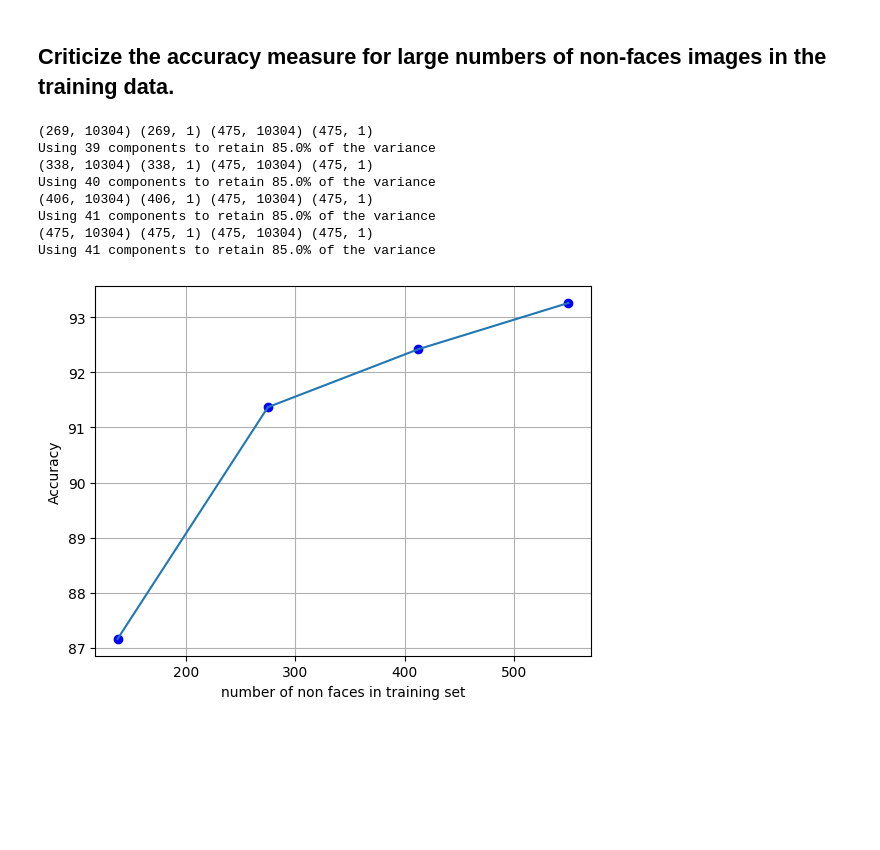
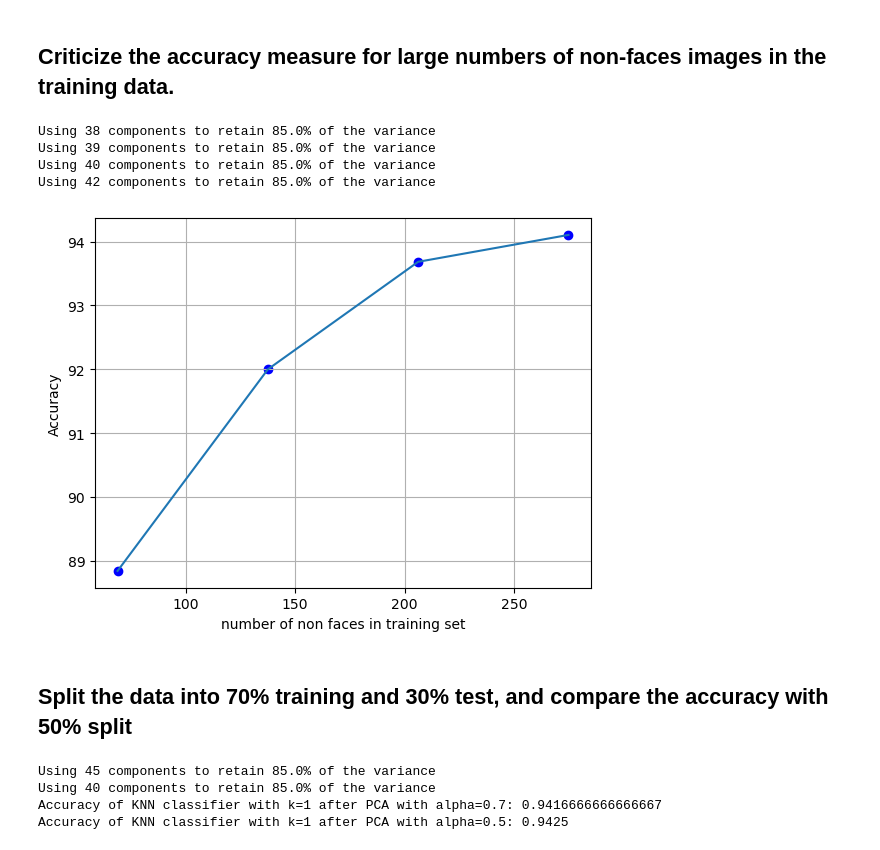
Before and after one commit to ahmedsamir459/Face-Recognition, a Jupyter notebook: Faces_vs_Non-Faces.ipynb, the cells around one changed output. Saved outputs shown, nothing was run; the diff lists cells and outputs as text; code cells hidden in the pictures; blank space fills up the shorter version.

```diff
--- a/Faces_vs_Non-Faces.ipynb
+++ b/Faces_vs_Non-Faces.ipynb
@@ -29,10 +28,12 @@ def load_images(path):
                 images.append(np.array(img).flatten())
                 labels.append(i+1)
     return np.array(images), np.array(labels).reshape(-1,1)
-faces,labels = load_images('datasets/faces')
-non_faces, non_labels = load_images('datasets/nonfaces')
-print(faces.shape, labels.shape)
-print(non_faces.shape, non_labels.shape)
+faces, labels = load_images('datasets')
+non_faces, non_labels = load_images('nonfaces_dataset')
+faces_labels = np.ones((len(faces),1))
+non_faces_labels = np.zeros((len(non_faces),1))
+print(faces.shape, faces_labels.shape)
+print(non_faces.shape, non_faces_labels.shape)
 # %% [output]
 (400, 10304) (400, 1)
 (550, 10304) (550, 1)
@@ -84,7 +85,6 @@ def split_data(faces, faces_labels, non_faces,non_faces_labels,non_faces_count,a
     else:
         n = len(faces)
         n_train = int(n*alpha)
-        n_test = n - n_train
         idx = np.random.permutation(n)
         train_idx = idx[:n_train]
         test_idx = idx[n_train:]
@@ -92,10 +92,8 @@ def split_data(faces, faces_labels, non_faces,non_faces_labels,non_faces_count,a
         faces_train_labels = faces_labels[train_idx]
         faces_test = faces[test_idx]
         faces_test_labels = faces_labels[test_idx]
-
         n = non_faces_count
         n_train = int(n*alpha)
-        n_test = n - n_train
         idx = np.random.permutation(n)
         train_idx = idx[:n_train]
         test_idx = idx[n_train:]
@@ -181,9 +178,8 @@ test_projected = project_data(test_data, space, mean)
 ## Classification and show the accuracy
 # %%
 def knn_classifier(train_data, train_labels, test_data, test_labels, k=1):
-    knn = KNeighborsClassifier( n_neighbors=1 )
+    knn = KNeighborsClassifier( n_neighbors=1, weights='distance')
     knn.fit( train_data, train_labels.ravel() )
-    # Testing the model and calculating the accuracy
     return accuracy_score(test_labels, knn.predict(test_data).ravel()), knn.predict(test_data).ravel()
 
 print("Accuracy of KNN classifier with k=1:", knn_classifier(train_projected, train_labels, test_projected, test_labels, 1)[0])
@@ -223,7 +212,7 @@ def LDA (train_data, train_labels, k=1):
 ## Project the data and check the accuracy
 # %%
 lda_space = LDA(train_data, train_labels)
-train_lda_projected = np.dot(train_projected, lda_space)
-test_lda_projected = np.dot(test_projected, lda_space)
+train_lda_projected = np.dot(train_data, lda_space)
+test_lda_projected = np.dot(test_data, lda_space)
 
 print("Accuracy of KNN classifier with k=1 after LDA:", knn_classifier(train_lda_projected, train_labels, test_lda_projected, test_labels)[0])
@@ -302,42 +292,70 @@ def acc_vs_non_faces_in_training(algorithm, faces, faces_labels, non_faces, non_
     n = len(non_faces)
     steps=np.linspace(step/step**2,1,step)
     for i in steps:
         if algorithm==0:
             train_data, train_labels, test_data, test_labels = split_data(faces, faces_labels, non_faces, non_faces_labels, n, 0.5, i)
             train_data, train_labels = shuffle_data(train_data, train_labels)
             test_data, test_labels = shuffle_data(test_data, test_labels)
-            print(train_data.shape, train_labels.shape, test_data.shape, test_labels.shape)
             space, mean = PCA(train_data, 0.85)
             train_projected = project_data(train_data, space, mean)
             test_projected = project_data(test_data, space, mean)
             acc.append(knn_classifier(train_projected, train_labels, test_projected, test_labels, 1)[0]*100)
         else:
             train_data, train_labels, test_data, test_labels = split_data(faces, faces_labels, non_faces, non_faces_labels, n, 0.5, i)
             train_data, train_labels = shuffle_data(train_data, train_labels)
             test_data, test_labels = shuffle_data(test_data, test_labels)
             lda_space = LDA(train_data, train_labels)
-            train_lda_projected = np.dot(train_projected, lda_space)
-            test_lda_projected = np.dot(test_projected, lda_space)
+            train_lda_projected = np.dot(train_data, lda_space)
+            test_lda_projected = np.dot(test_data, lda_space)
             acc.append(knn_classifier(train_lda_projected, train_labels, test_lda_projected, test_labels, 1)[0]*100)
 
 
     # plot the point of the accuracy curve
 
-    plt.plot(steps*n, acc)
-    plt.scatter(steps*n, acc,marker='o',color='b')
+    plt.plot(steps*(n//2), acc)
+    plt.scatter(steps*(n//2), acc,marker='o',color='b')
     plt.grid()
     plt.xlabel("number of non faces in training set")
     plt.ylabel("Accuracy")
     plt.show()
 
 acc_vs_non_faces_in_training(0,faces, faces_labels, non_faces, non_faces_labels)
+# acc_vs_non_faces_in_training(1,faces, faces_labels, non_faces, non_faces_labels)
 # %% [output]
-(269, 10304) (269, 1) (475, 10304) (475, 1)
+Using 38 components to retain 85.0% of the variance
 Using 39 components to retain 85.0% of the variance
-(338, 10304) (338, 1) (475, 10304) (475, 1)
 Using 40 components to retain 85.0% of the variance
-(406, 10304) (406, 1) (475, 10304) (475, 1)
-Using 41 components to retain 85.0% of the variance
-(475, 10304) (475, 1) (475, 10304) (475, 1)
-Using 41 components to retain 85.0% of the variance
+Using 42 components to retain 85.0% of the variance
-[figure, old version]
+[figure, new version]
+# %% [markdown]
+## Split the data into 70% training and 30% test, and compare the accuracy with 50% split
+# %%
+train_data70, train_labels70, test_data70, test_labels70 = split_data(faces, faces_labels, non_faces, non_faces_labels, 400, 0.7, 1)
+train_data50, train_labels50, test_data50, test_labels50 = split_data(faces, faces_labels, non_faces, non_faces_labels, 400, 0.5, 1)
+
+train_data70, train_labels70 = shuffle_data(train_data70, train_labels70)
+test_data70, test_labels70 = shuffle_data(test_data70, test_labels70)
+
+train_data50, train_labels50 = shuffle_data(train_data50, train_labels50)
+test_data50, test_labels50 = shuffle_data(test_data50, test_labels50)
+
+space70, mean70 = PCA(train_data70, 0.85)
+space50, mean50 = PCA(train_data50, 0.85)
+
+train_projected70 = project_data(train_data70, space70, mean70)
+test_projected70 = project_data(test_data70, space70, mean70)
+
+train_projected50 = project_data(train_data50, space50, mean50)
+test_projected50 = project_data(test_data50, space50, mean50)
+
+
+acc70 = knn_classifier(train_projected70, train_labels70, test_projected70, test_labels70, 1)[0]
+acc50 = knn_classifier(train_projected50, train_labels50, test_projected50, test_labels50, 1)[0]
+
+print("Accuracy of KNN classifier with k=1 after PCA with alpha=0.7:", acc70)
+print("Accuracy of KNN classifier with k=1 after PCA with alpha=0.5:", acc50)
+# %% [output]
+Using 45 components to retain 85.0% of the variance
+Using 40 components to retain 85.0% of the variance
+Accuracy of KNN classifier with k=1 after PCA with alpha=0.7: 0.9416666666666667
+Accuracy of KNN classifier with k=1 after PCA with alpha=0.5: 0.9425
```
Also changed, not shown: parts of 12 cells of this notebook, 10 other files.
